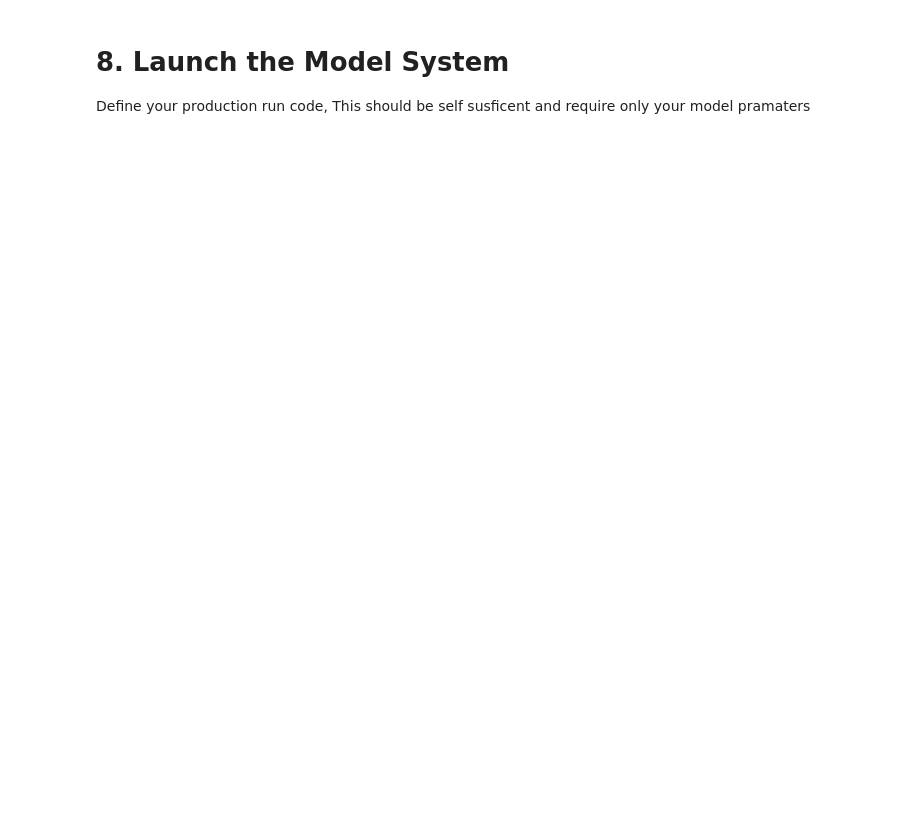
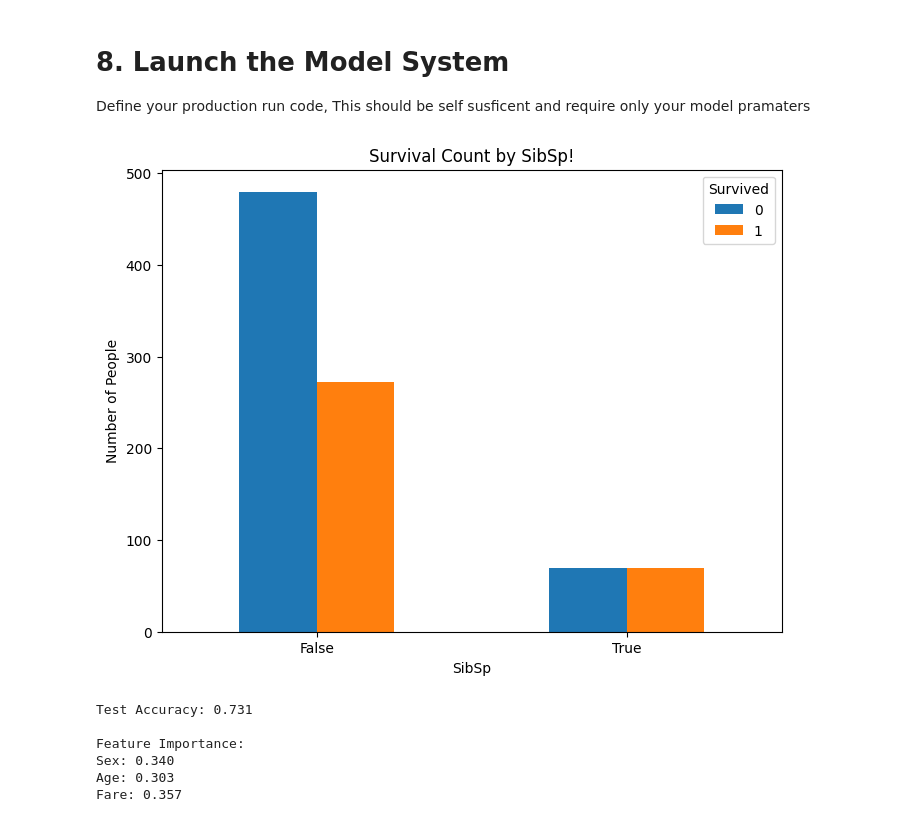
Before and after one commit to Anthony-Rod/ML, a Jupyter notebook: Project_1.ipynb, the cells around one changed output. Cells and saved outputs as stored; diff of their text form; code cells hidden in the pictures; blank space fills up the shorter version.

Commit message:
Update Titanic.ipynb

```diff
--- a/Project_1.ipynb
+++ b/Project_1.ipynb
@@ -60,0 +81,15 @@ Using selected ML models, experment with your choices and describe your findings
+# %%
+model = DecisionTreeClassifier(random_state=42)
+model.fit(X_train, y_train)
+
+# calculate accuracy
+test_accuracy = accuracy_score(y_test, model.predict(X_test))
+print(f"Test Accuracy: {test_accuracy:.3f}")
+
+# feature importance
+feature_names = ['Sex', 'Age', 'Fare']
+importances = model.feature_importances_
+
+print("\nFeature Importance:")
+for name, importance in zip(feature_names, importances):
+    print(f"{name}: {importance:.3f}")
@@ -74,0 +122,57 @@ def infrence(prams):
+# %%
+import pandas as pd
+import time
+import matplotlib.pyplot as plt
+from sklearn import tree
+from sklearn.tree import DecisionTreeClassifier
+from sklearn.metrics import accuracy_score
+from sklearn.model_selection import train_test_split
+
+def titanic_test():
+
+    df = pd.read_csv('data/titanic.csv')
+    survival_count = df.groupby([df['Age']<=18, 'Survived']).size().unstack(fill_value=0)
+
+
+    survival_count.plot(kind='bar', stacked=False, figsize=(8, 6))
+    plt.xlabel('SibSp')
+    plt.ylabel('Number of People')
+    plt.title('Survival Count by SibSp!')
+    plt.xticks(rotation=0)
+
+
+    plt.show()
+    X = df[['Sex', 'Age', 'Fare']].copy()
+    y = df['Survived']
+
+    X_clean = X.dropna().copy()
+    y_clean = y.loc[X_clean.index]
+
+    sex_mapping = {'male': 0, 'female': 1}
+    X_clean.loc[:, 'Sex'] = X_clean['Sex'].map(sex_mapping)
+
+    X_train, X_test, y_train, y_test = train_test_split(X_clean, y_clean, test_size=0.4, random_state=42)
+    model = DecisionTreeClassifier(random_state=42)
+    model.fit(X_train, y_train)
+
+    # calculate accuracy
+    test_accuracy = accuracy_score(y_test, model.predict(X_test))
+    print(f"Test Accuracy: {test_accuracy:.3f}")
+
+    # feature importance
+    feature_names = ['Sex', 'Age', 'Fare']
+    importances = model.feature_importances_
+
+    print("\nFeature Importance:")
+    for name, importance in zip(feature_names, importances):
+        print(f"{name}: {importance:.3f}")
+
+titanic_test()
+# %% [output]
+[figure, added]
+Test Accuracy: 0.731
+
+Feature Importance:
+Sex: 0.340
+Age: 0.303
+Fare: 0.357
```
Also changed, not shown: parts of 11 cells of this notebook.
